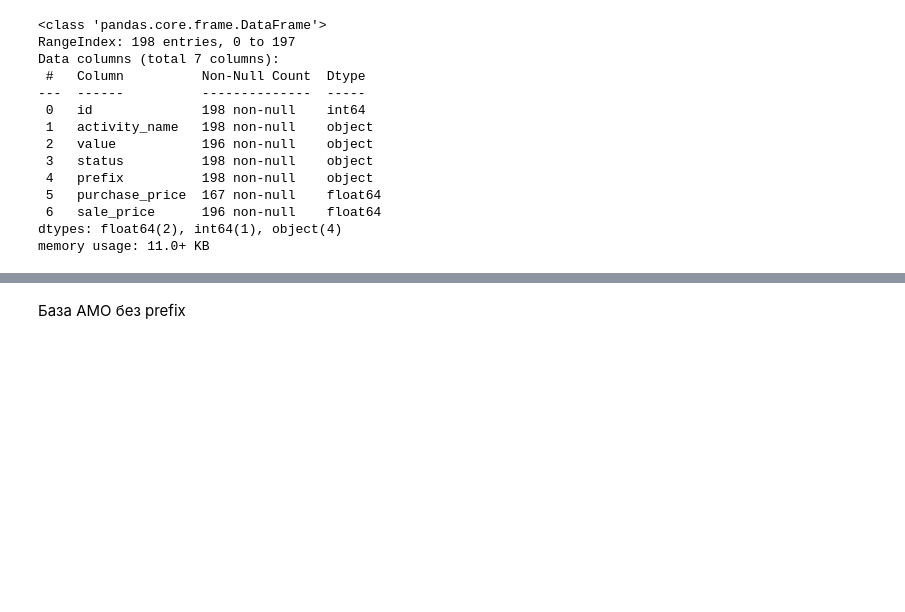
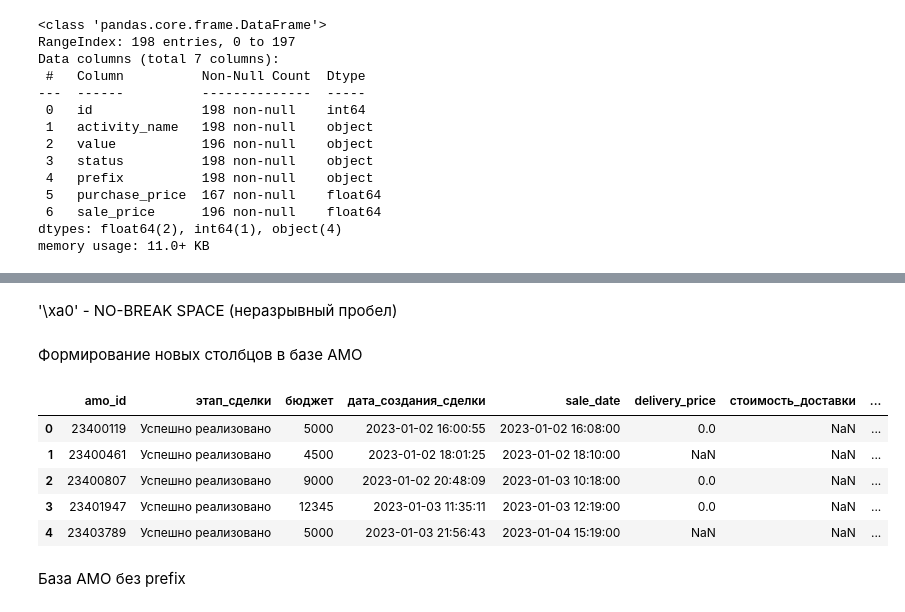
Before and after one commit to five76/DS, a Jupyter notebook: work/01/AMO/script.ipynb, the cells around one changed output, grey strips where cells are left out. Saved outputs shown, nothing was run; the diff lists cells and outputs as text; code cells hidden in the pictures; blank space fills up the shorter version.

```diff
--- a/work/01/AMO/script.ipynb
+++ b/work/01/AMO/script.ipynb
@@ -149,0 +192,4 @@ df_amo_temp.rename(columns = {'номер_сертификата':'code', 'id':'
+# %%
+df_amo_temp['code'] = df_amo_temp['code'].str.replace(' _','_')
+# %%
+df_amo_temp['code'] = df_amo_temp['code'].str.replace('_ ','_')
@@ -150,9 +200,22 @@ df_amo_temp.rename(columns = {'номер_сертификата':'code', 'id':'
+# %% [markdown]
+'\xa0' -  NO-BREAK SPACE (неразрывный пробел)
+# %% [markdown]
+Формирование новых столбцов в базе АМО
 # %%
 df_amo_temp['id'] = ''
 # %%
 df_amo_temp['prefix'] = df_amo_temp['code'].apply(lambda x: re.split('[ _]',x)[0] if ' ' in x or '_' in x else '')
 # %%
 df_amo_temp['number'] = df_amo_temp['code'].apply(lambda x: re.split('[ _]',x)[1] if ' ' in x or '_' in x else '')
+# %%
+df_amo_temp.head()
+# %% [output]
+|  | amo_id | этап_сделки | бюджет | дата_создания_сделки | sale_date | delivery_price | стоимость_доставки | ... |
+| 0 | 23400119 | Успешно реализовано | 5000 | 2023-01-02 16:00:55 | 2023-01-02 16:08:00 | 0.0 | NaN | ... |
+| 1 | 23400461 | Успешно реализовано | 4500 | 2023-01-02 18:01:25 | 2023-01-02 18:10:00 | NaN | NaN | ... |
+| 2 | 23400807 | Успешно реализовано | 9000 | 2023-01-02 20:48:09 | 2023-01-03 10:18:00 | 0.0 | NaN | ... |
+| 3 | 23401947 | Успешно реализовано | 12345 | 2023-01-03 11:35:11 | 2023-01-03 12:19:00 | 0.0 | NaN | ... |
+| 4 | 23403789 | Успешно реализовано | 5000 | 2023-01-03 21:56:43 | 2023-01-04 15:19:00 | NaN | NaN | ... |
 # %% [markdown]
 База АМО без prefix
 # %%
```
Also changed, not shown: parts of 88 cells of this notebook, 1 other file.
